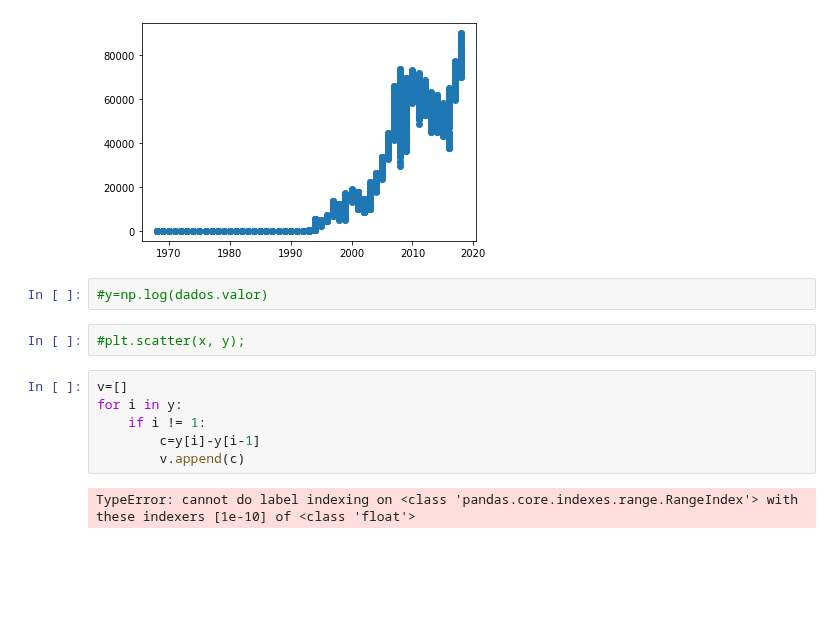
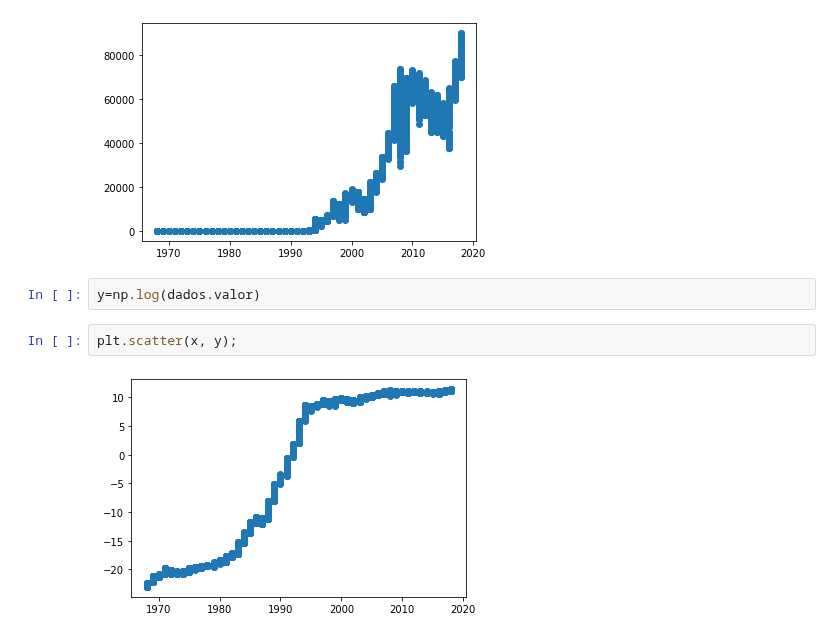
Before and after one commit to pbcarani/P3-Data-Science, a Jupyter notebook: P3.ipynb, the cells around one changed output. Cells and saved outputs as stored; diff of their text form; blank space fills up the shorter version.

```diff
--- a/P3.ipynb
+++ b/P3.ipynb
@@ -27,14 +39,8 @@ plt.scatter(x, y);
 # %% [output]
 [figure]
 # %%
-#y=np.log(dados.valor)
+y=np.log(dados.valor)
 # %%
-#plt.scatter(x, y);
+plt.scatter(x, y);
+# %% [output]
+[figure, added]
-# %%
-v=[]
-for i in y:
-    if i != 1:
-        c=y[i]-y[i-1]
-        v.append(c)
-# %% [output]
-TypeError: cannot do label indexing on <class 'pandas.core.indexes.range.RangeIndex'> with these indexers [1e-10] of <class 'float'>
```
Also changed, not shown: parts of 6 cells of this notebook, 2 other files.
